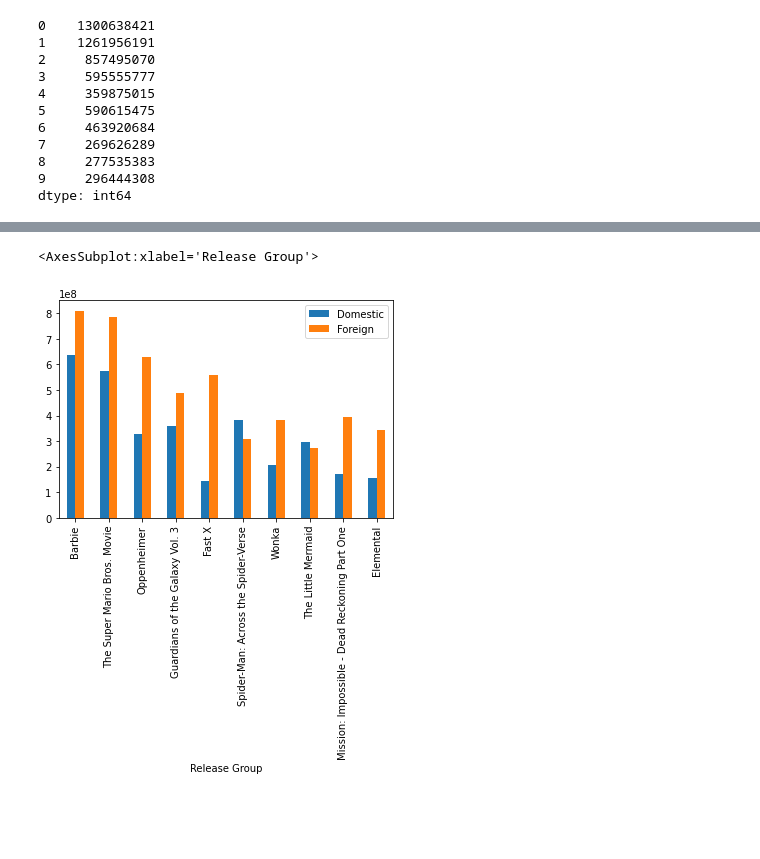
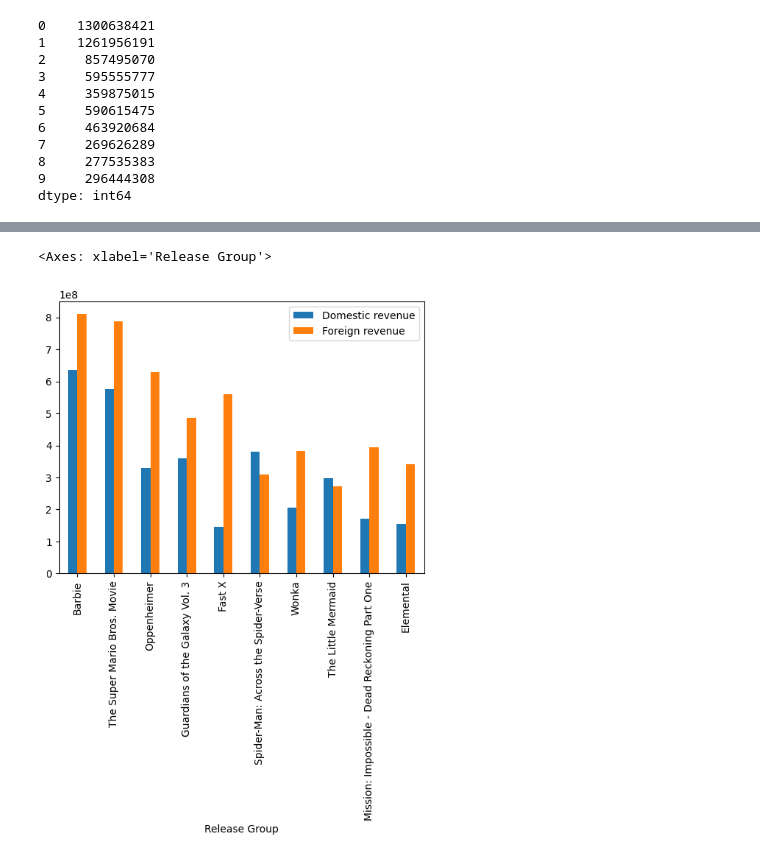
Before and after one commit to PrinceAdvance/Data-Analysis-With-Python, a Jupyter notebook: Analysis of the top 10 box office movies of 2023 using python/Top 10 box office movies of 2023/Top 10 box office movies of 2023.ipynb, the cells around one changed output, grey strips where cells are left out. Saved outputs shown, nothing was run; the diff lists cells and outputs as text; code cells hidden in the pictures; blank space fills up the shorter version.

```diff
--- a/Analysis of the top 10 box office movies of 2023 using python/Top 10 box office movies of 2023/Top 10 box office movies of 2023.ipynb
+++ b/Analysis of the top 10 box office movies of 2023 using python/Top 10 box office movies of 2023/Top 10 box office movies of 2023.ipynb
@@ -34,7 +34,7 @@ new_movie = pd.DataFrame(
      "Revenue worldwide": movie_data["Worldwide"],
      "Domestic revenue": movie_data["Domestic"],
      "Domestic percentage(%)": domestic_percentage,
-     "Foreign Revenue": movie_data["Foreign"],
+     "Foreign revenue": movie_data["Foreign"],
      "Foreign percentage(%)": foreign_percentage}
 )
 # %%
@@ -160,6 +145,6 @@ plt.xticks(rotation=45, ha='right')
 # %%
 #Plotting a bar chart to show how movies fared worldwide and domestically
-movie_data.plot(x="Release Group", y=["Domestic", "Foreign"], kind="bar")
+new_movie.plot(x="Release Group", y=["Domestic revenue", "Foreign revenue"], kind="bar")
 # %% [output]
-<AxesSubplot:xlabel='Release Group'>
+<Axes: xlabel='Release Group'>
-[figure, old version]
+[figure, new version]
```
Also changed, not shown: parts of 16 cells of this notebook.
